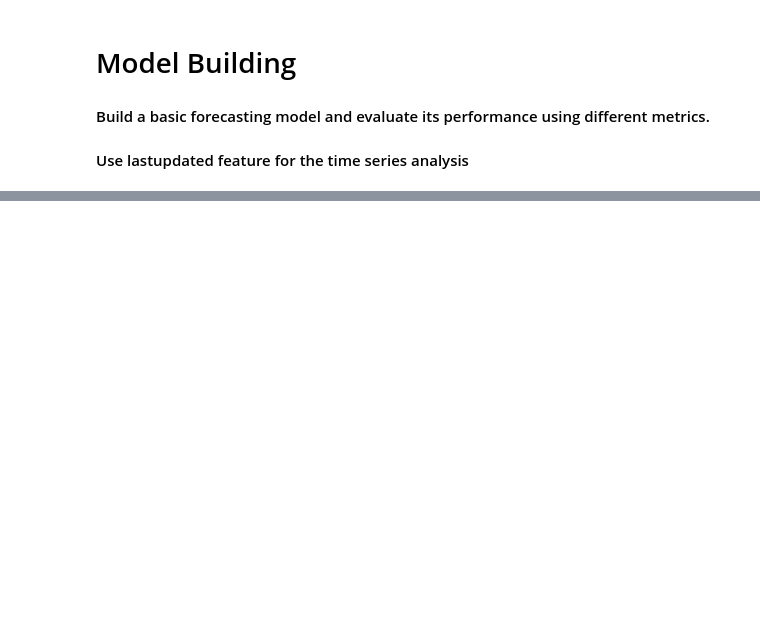
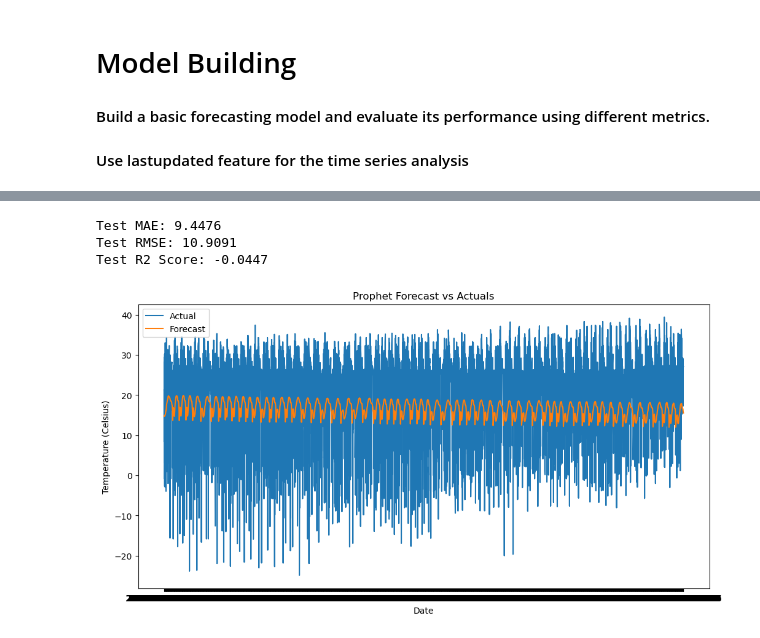
Before and after one commit to KeerXu721/WordWeatherPrediction, a Jupyter notebook: weather_forecast.ipynb, the cells around one changed output, grey strips where cells are left out. Cells and saved outputs as stored; diff of their text form; code cells hidden in the pictures; blank space fills up the shorter version.

```diff
--- a/weather_forecast.ipynb
+++ b/weather_forecast.ipynb
@@ -429,0 +540,47 @@ ARIMA RMSE: 3.6178320486770272
+# %%
+from prophet import Prophet
+import pandas as pd
+from sklearn.metrics import mean_absolute_error, mean_squared_error, r2_score
+import numpy as np
+import matplotlib.pyplot as plt
+
+# Prepare and sort
+prophet_df = df.reset_index()[['last_updated', 'temperature_celsius']].rename(columns={'last_updated': 'ds', 'temperature_celsius': 'y'})
+prophet_df = prophet_df.sort_values('ds')
+
+# Train-test split
+train_size = int(0.8 * len(prophet_df))
+train_df = prophet_df.iloc[:train_size]
+test_df = prophet_df.iloc[train_size:]
+
+# Train Prophet
+prophet_model = Prophet()
+prophet_model.fit(train_df)
+
+# Forecast on test dates
+future = test_df[['ds']]
+forecast = prophet_model.predict(future)
+
+# Evaluation
+y_true = test_df['y'].values
+y_pred = forecast['yhat'].values
+
+mae = mean_absolute_error(y_true, y_pred)
+mse = mean_squared_error(y_true, y_pred)
+rmse = np.sqrt(mse)
+r2 = r2_score(y_true, y_pred)
+
+print(f"Test MAE: {mae:.4f}")
+print(f"Test RMSE: {rmse:.4f}")
+print(f"Test R2 Score: {r2:.4f}")
+
+# Plot
+plt.figure(figsize=(12,6))
+plt.plot(test_df['ds'], y_true, label='Actual')
+plt.plot(test_df['ds'], y_pred, label='Forecast')
+plt.title('Prophet Forecast vs Actuals')
+plt.xlabel('Date')
+plt.ylabel('Temperature (Celsius)')
+plt.legend()
+plt.show()
+# %% [output]
@@ -429,0 +589,4 @@ ARIMA RMSE: 3.6178320486770272
+Test MAE: 9.4476
+Test RMSE: 10.9091
+Test R2 Score: -0.0447
+[figure, added]
```
Also changed, not shown: parts of 8 cells of this notebook, 1 other file.
